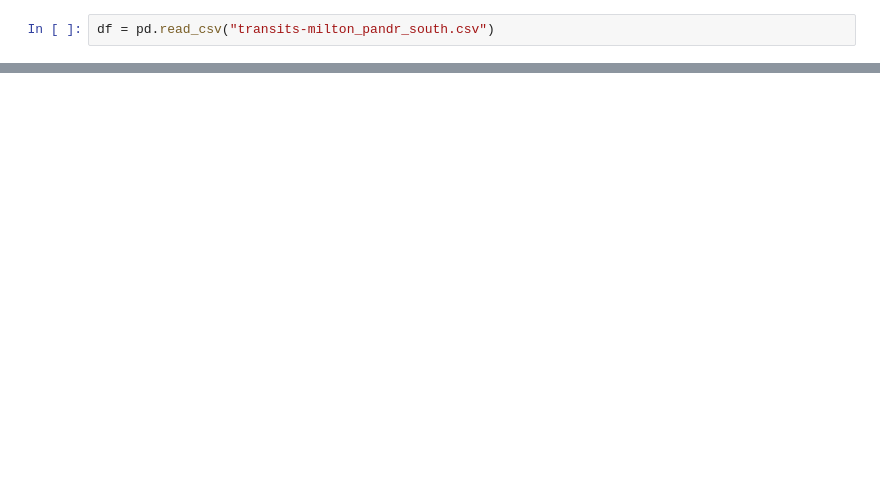
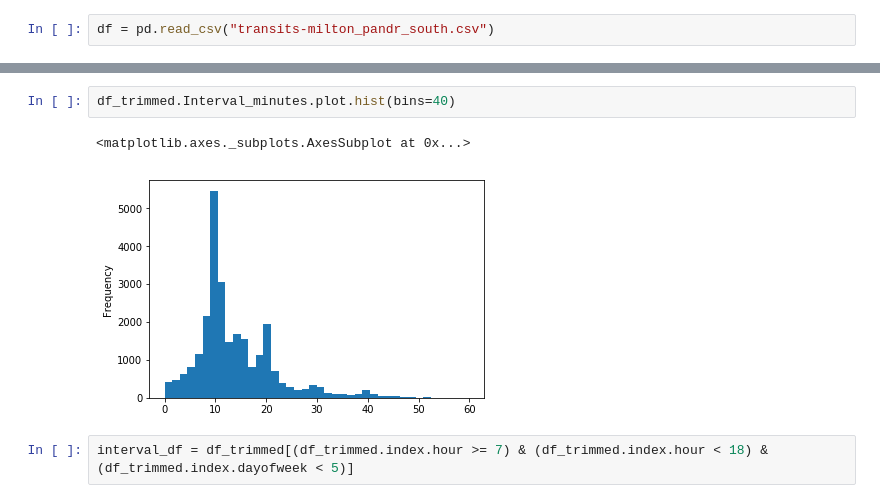
Before and after one commit to SmartCambridge/milton_road_study, a Jupyter notebook: Untitled.ipynb, the cells around one changed output, grey strips where cells are left out. Drawn from its saved outputs; the diff is of its cells as text; blank space fills up the shorter version.

```diff
--- a/Untitled.ipynb
+++ b/Untitled.ipynb
@@ -275,0 +76,7 @@ df[df['wait-delta'] < pd.to_timedelta(0, unit='s')]
+# %%
+df_trimmed.Interval_minutes.plot.hist(bins=40)
+# %% [output]
+<matplotlib.axes._subplots.AxesSubplot at 0x...>
+[figure, added]
+# %%
+interval_df = df_trimmed[(df_trimmed.index.hour >= 7) & (df_trimmed.index.hour < 18) & (df_trimmed.index.dayofweek < 5)]
```
Also changed, not shown: parts of 59 cells of this notebook, 1 other file.
